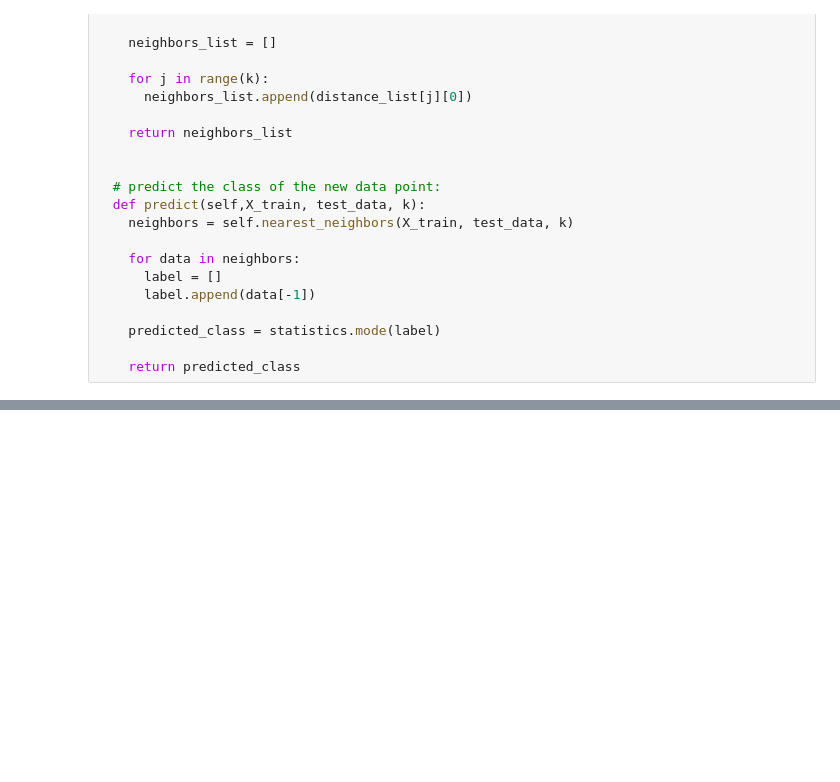
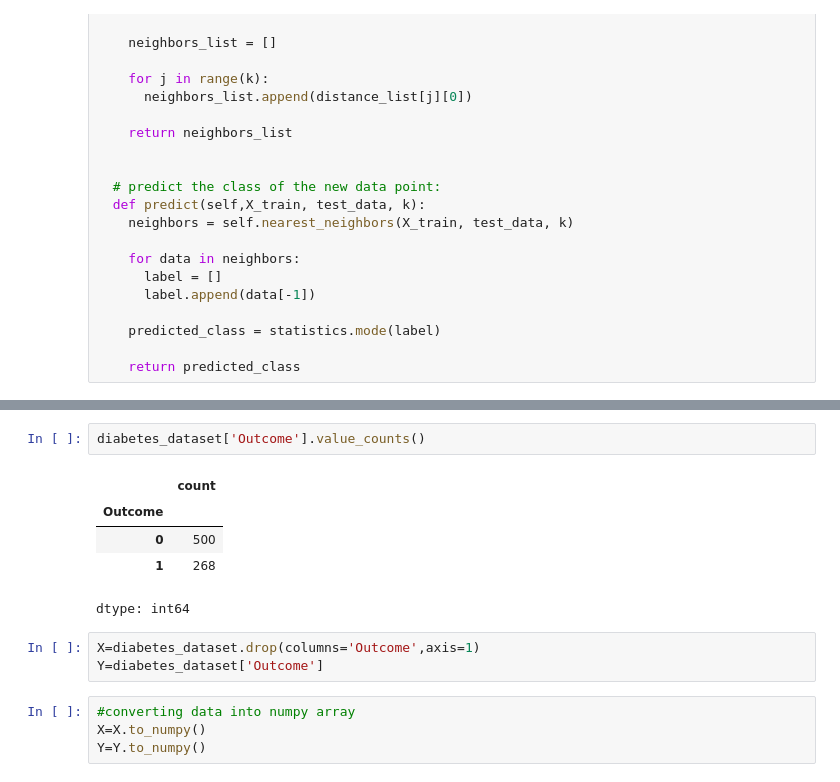
Before and after one commit to shivamanisuram/K-NEAREST-NEIGHBOURS, a Jupyter notebook: implementation_of_knn.ipynb, the cells around one changed output, grey strips where cells are left out. Cells and saved outputs as stored; diff of their text form; blank space fills up the shorter version.

```diff
--- a/implementation_of_knn.ipynb
+++ b/implementation_of_knn.ipynb
@@ -68,0 +89,15 @@ class KNN_Classifier():
+# %%
+diabetes_dataset['Outcome'].value_counts()
+# %% [output]
+|  | count |
+| Outcome |  |
+| 0 | 500 |
+| 1 | 268 |
+dtype: int64
+# %%
+X=diabetes_dataset.drop(columns='Outcome',axis=1)
+Y=diabetes_dataset['Outcome']
+# %%
+#converting data into numpy array
+X=X.to_numpy()
+Y=Y.to_numpy()
```
Also changed, not shown: parts of 28 cells of this notebook.
